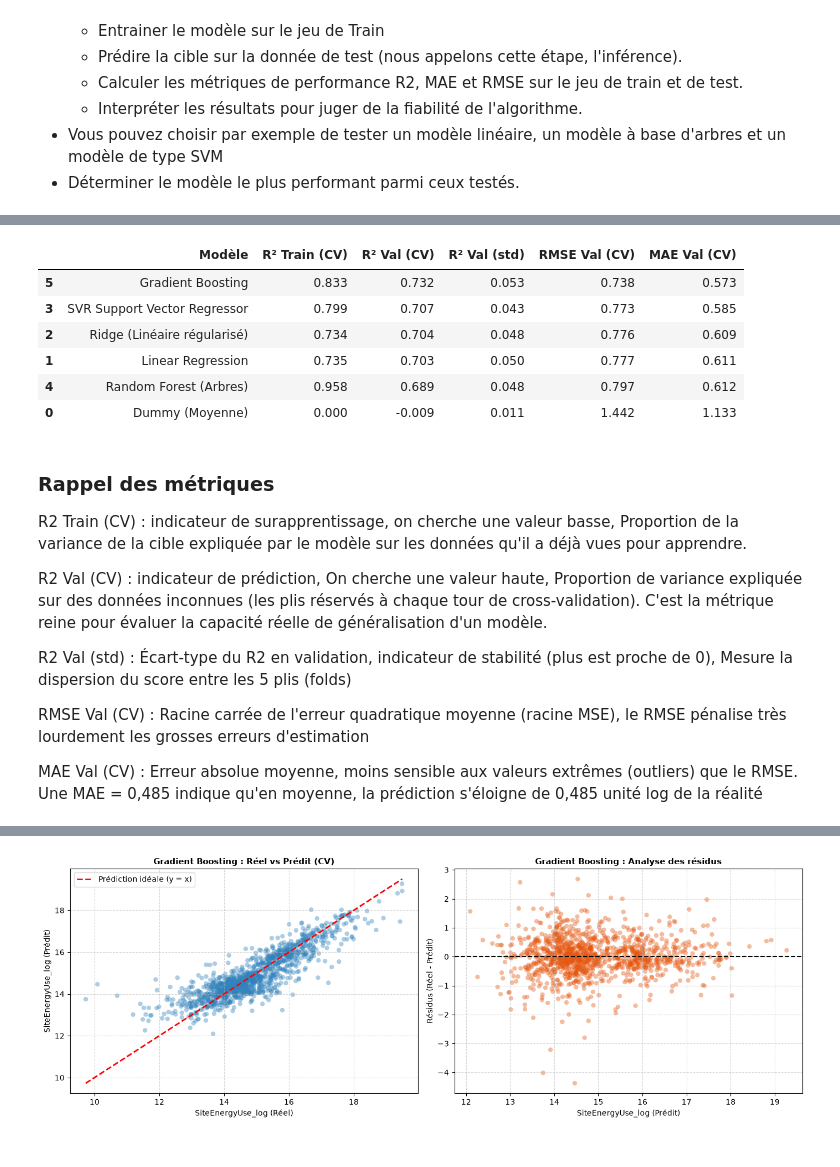
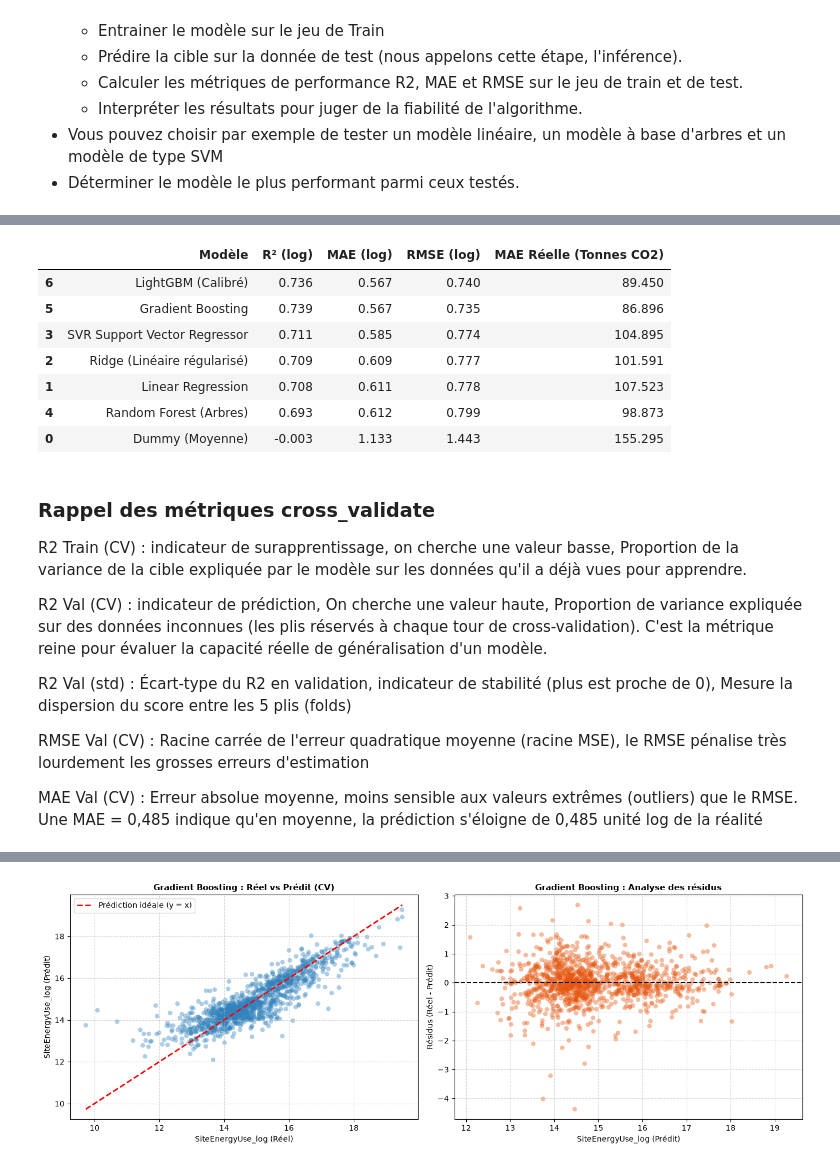
Before and after one commit to Alexis-h2/P3_OC_consommation_batiments_IA, a Jupyter notebook: Hernandez_Alexis_1_notebook_102026.ipynb, the cells around one changed output, grey strips where cells are left out. Drawn from its saved outputs; the diff is of its cells as text; code cells hidden in the pictures.

```diff
--- a/Hernandez_Alexis_1_notebook_102026.ipynb
+++ b/Hernandez_Alexis_1_notebook_102026.ipynb
@@ -883,60 +883,57 @@ df_comparison.round(3)
 # %%
-# Etape 1 bis : Comparer les différents algorithmes avec cross_validate SUR GHG
+# Etape 1 bis : Comparer les différents algorithmes avec cross_val_predict SUR GHG
 # La validation croisée K-folds classique est selectionnée au vu de la variable numérique continue des cibles (emissions et energie) :
 
 # Sélection des modèles proposés + Gradient Boosting + amélioration des hyperparamètres
 models = {
     'Dummy (Moyenne)': DummyRegressor(strategy='mean'),
     'Linear Regression': LinearRegression(),
     'Ridge (Linéaire régularisé)': Ridge(alpha=1.0),
     'SVR Support Vector Regressor': SVR(C=1.0, epsilon=0.1),
     'Random Forest (Arbres)': RandomForestRegressor(n_estimators=100, random_state=42, n_jobs=-1),
-    'Gradient Boosting': GradientBoostingRegressor(n_estimators=200, learning_rate=0.05, max_depth=3, subsample=0.8, random_state=42)
+    'Gradient Boosting': GradientBoostingRegressor(n_estimators=200, learning_rate=0.07, max_depth=3, subsample=0.8, random_state=42),
+    'LightGBM (Calibré)': lgb.LGBMRegressor(n_estimators=300, learning_rate=0.03, max_depth=4, subsample=0.8, random_state=42, num_leaves=15, min_child_samples=5, subsample_freq=1, verbose=-1, n_jobs=-1)
 }
 
 # Découpage K-Fold (validation croisée)
 cv = KFold(n_splits=5, shuffle=True, random_state=42)
 
-scoring = {
-    'r2': 'r2',
-    'rmse': 'neg_root_mean_squared_error',
-    'mae': 'neg_mean_absolute_error'
-}
+# Cible réelle non logarithmique pour l'interprétation physique (tonnes de CO2e)
+y_train_ghg_real = np.expm1(y_train_ghg)
 
-# Boucle d'évaluation sur X_train pour les GES (TotalGHGEmissions_log)
 results_ghg = []
 
+# Génération des prédictions hors-échantillon et calcul des métriques
 for name, model in models.items():
-    scores = cross_validate(
-        model,
-        df_X_train_final,
-        y_train_ghg,
-        cv=cv,
-        scoring=scoring,
-        return_train_score=True,
-        n_jobs=-1
-    )
+    # Prédictions sur l'ensemble du jeu d'entraînement via CV
+    y_pred_log = cross_val_predict(model, df_X_train_final, y_train_ghg, cv=cv, n_jobs=-1)
+
+    # Reconversion vers l'échelle physique d'origine avec borne inférieure à zéro
+    y_pred_real = np.clip(np.expm1(y_pred_log), 0, None)
+
+    # Agrégation des métriques d'évaluation
     results_ghg.append({
         'Modèle': name,
-        'R² Train (CV)': scores['train_r2'].mean(),
-        'R² Val (CV)': scores['test_r2'].mean(),
-        'R² Val (std)': scores['test_r2'].std(),
-        'RMSE Val (CV)': -scores['test_rmse'].mean(),
-        'MAE Val (CV)': -scores['test_mae'].mean()
+        'R² (log)': r2_score(y_train_ghg, y_pred_log),
+        'MAE (log)': mean_absolute_error(y_train_ghg, y_pred_log),
+        'RMSE (log)': np.sqrt(mean_squared_error(y_train_ghg, y_pred_log)),
+        'MAE Réelle (Tonnes CO2)': mean_absolute_error(y_train_ghg_real, y_pred_real)
     })
 
-df_comparison_ghg = pd.DataFrame(results_ghg).sort_values(by='R² Val (CV)', ascending=False)
+# Synthèse triée par l'erreur absolue en log
+df_comparison_ghg = pd.DataFrame(results_ghg).sort_values(by='MAE (log)', ascending=True)
 df_comparison_ghg.round(3)
 # %% [output]
-|  | Modèle | R² Train (CV) | R² Val (CV) | R² Val (std) | RMSE Val (CV) | MAE Val (CV) |
-| 5 | Gradient Boosting | 0.833 | 0.732 | 0.053 | 0.738 | 0.573 |
-| 3 | SVR Support Vector Regressor | 0.799 | 0.707 | 0.043 | 0.773 | 0.585 |
-| 2 | Ridge (Linéaire régularisé) | 0.734 | 0.704 | 0.048 | 0.776 | 0.609 |
-| 1 | Linear Regression | 0.735 | 0.703 | 0.050 | 0.777 | 0.611 |
-| 4 | Random Forest (Arbres) | 0.958 | 0.689 | 0.048 | 0.797 | 0.612 |
-| 0 | Dummy (Moyenne) | 0.000 | -0.009 | 0.011 | 1.442 | 1.133 |
+|  | Modèle | R² (log) | MAE (log) | RMSE (log) | MAE Réelle (Tonnes CO2) |
+| 6 | LightGBM (Calibré) | 0.736 | 0.567 | 0.740 | 89.450 |
+| 5 | Gradient Boosting | 0.739 | 0.567 | 0.735 | 86.896 |
+| 3 | SVR Support Vector Regressor | 0.711 | 0.585 | 0.774 | 104.895 |
+| 2 | Ridge (Linéaire régularisé) | 0.709 | 0.609 | 0.777 | 101.591 |
+| 1 | Linear Regression | 0.708 | 0.611 | 0.778 | 107.523 |
+| 4 | Random Forest (Arbres) | 0.693 | 0.612 | 0.799 | 98.873 |
+| 0 | Dummy (Moyenne) | -0.003 | 1.133 | 1.443 | 155.295 |
 # %% [markdown]
-### Rappel des métriques
+### Rappel des métriques cross_validate
 
 R2 Train (CV) : indicateur de surapprentissage, on cherche une valeur basse, Proportion de la variance de la cible expliquée par le modèle sur les données qu'il a déjà vues pour apprendre.
 
```
Also changed, not shown: parts of 6 cells of this notebook, 1 other file.
